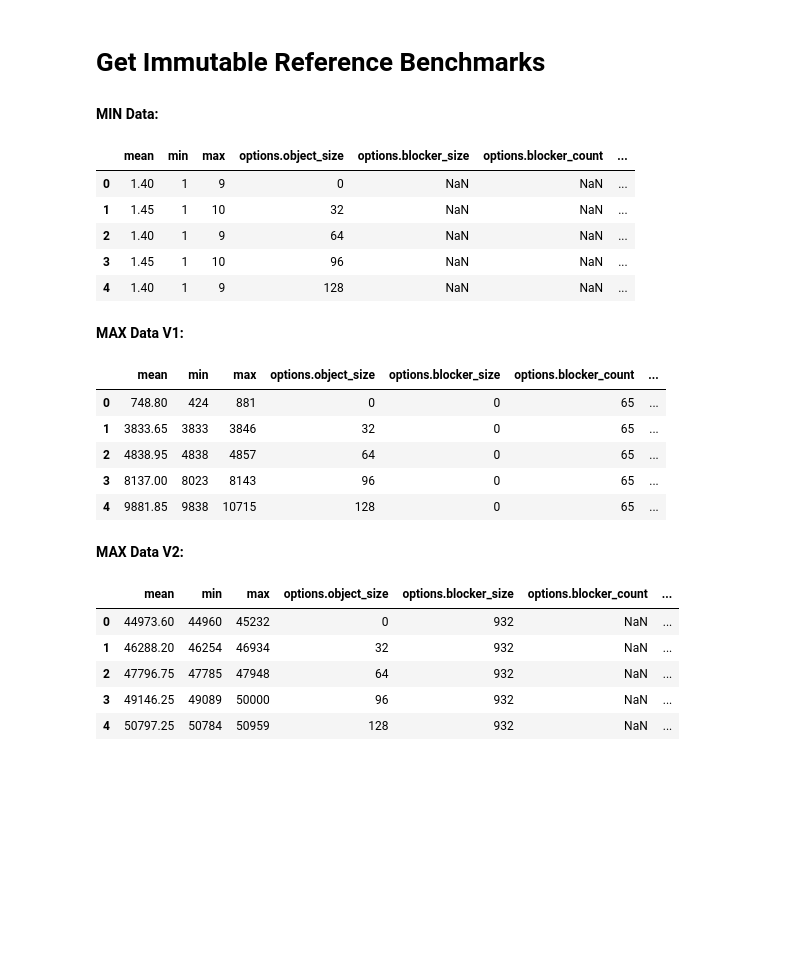
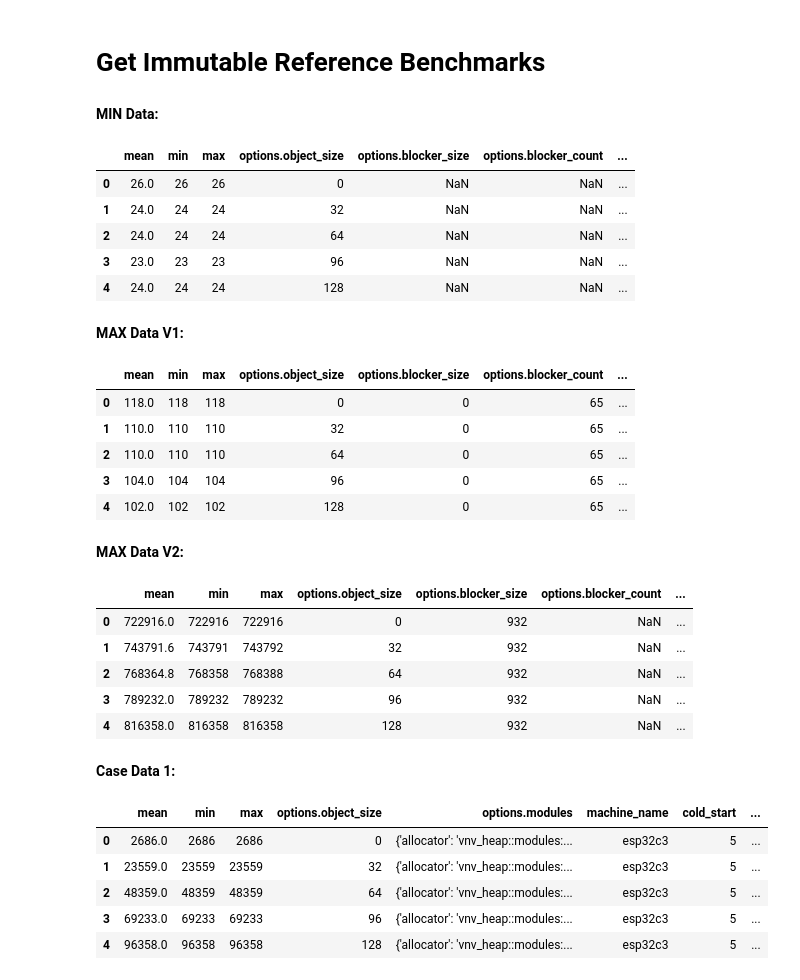
Before and after one commit to markus-gerber/vnv-heap, a Jupyter notebook: zephyr/vnv_heap_benchmark/analysis/get_ref.ipynb, the cells around one changed output. Drawn from its saved outputs; the diff is of its cells as text; code cells hidden in the pictures; blank space fills up the shorter version.

```diff
--- a/zephyr/vnv_heap_benchmark/analysis/get_ref.ipynb
+++ b/zephyr/vnv_heap_benchmark/analysis/get_ref.ipynb
@@ -3,7 +3,7 @@
 # %%
 # select measurement file
 #file_name = "../output/2024-05-22 10-14-20 get1.json"
-file_name = "../output/2024-07-02 17-35-51 small.json"
+file_name = "../output/2024-08-06 11-22-51 new.json"
 
 # select style options
 grey_fill_between = False
@@ -21,40 +21,50 @@ with open(file_name) as file:
 # %%
 from util.convert import convert_data
 from IPython.core.display import HTML
 
 # filter and convert data
 get_min = convert_data(raw_data, "get_min", ["mean", "min", "max", "options.object_size", "options.blocker_size", "options.blocker_count", "options.modules", "machine_name", "cold_start", "repetitions"])
 get_max1 = convert_data(raw_data, "get_max_1", ["mean", "min", "max", "options.object_size", "options.blocker_size", "options.blocker_count", "options.modules", "machine_name", "cold_start", "repetitions"])
 get_max2 = convert_data(raw_data, "get_max_2", ["mean", "min", "max", "options.object_size", "options.blocker_size", "options.blocker_count", "options.modules", "machine_name", "cold_start", "repetitions"])
+get_case1 = convert_data(raw_data, "get_case_1", ["mean", "min", "max", "options.object_size", "options.modules", "machine_name", "cold_start", "repetitions"])
 
 display(HTML("<b>MIN Data:</b>"))
 display(get_min.head())
 display(HTML("<b>MAX Data V1:</b>"))
 display(get_max1.head())
 display(HTML("<b>MAX Data V2:</b>"))
 display(get_max2.head())
+display(HTML("<b>Case Data 1:</b>"))
+display(get_case1.head())
 # %% [output]
 MIN Data:
 |  | mean | min | max | options.object_size | options.blocker_size | options.blocker_count | ... |
-| 0 | 1.40 | 1 | 9 | 0 | NaN | NaN | ... |
-| 1 | 1.45 | 1 | 10 | 32 | NaN | NaN | ... |
-| 2 | 1.40 | 1 | 9 | 64 | NaN | NaN | ... |
-| 3 | 1.45 | 1 | 10 | 96 | NaN | NaN | ... |
-| 4 | 1.40 | 1 | 9 | 128 | NaN | NaN | ... |
+| 0 | 26.0 | 26 | 26 | 0 | NaN | NaN | ... |
+| 1 | 24.0 | 24 | 24 | 32 | NaN | NaN | ... |
+| 2 | 24.0 | 24 | 24 | 64 | NaN | NaN | ... |
+| 3 | 23.0 | 23 | 23 | 96 | NaN | NaN | ... |
+| 4 | 24.0 | 24 | 24 | 128 | NaN | NaN | ... |
 MAX Data V1:
 |  | mean | min | max | options.object_size | options.blocker_size | options.blocker_count | ... |
-| 0 | 748.80 | 424 | 881 | 0 | 0 | 65 | ... |
-| 1 | 3833.65 | 3833 | 3846 | 32 | 0 | 65 | ... |
-| 2 | 4838.95 | 4838 | 4857 | 64 | 0 | 65 | ... |
-| 3 | 8137.00 | 8023 | 8143 | 96 | 0 | 65 | ... |
-| 4 | 9881.85 | 9838 | 10715 | 128 | 0 | 65 | ... |
+| 0 | 118.0 | 118 | 118 | 0 | 0 | 65 | ... |
+| 1 | 110.0 | 110 | 110 | 32 | 0 | 65 | ... |
+| 2 | 110.0 | 110 | 110 | 64 | 0 | 65 | ... |
+| 3 | 104.0 | 104 | 104 | 96 | 0 | 65 | ... |
+| 4 | 102.0 | 102 | 102 | 128 | 0 | 65 | ... |
 MAX Data V2:
 |  | mean | min | max | options.object_size | options.blocker_size | options.blocker_count | ... |
-| 0 | 44973.60 | 44960 | 45232 | 0 | 932 | NaN | ... |
-| 1 | 46288.20 | 46254 | 46934 | 32 | 932 | NaN | ... |
-| 2 | 47796.75 | 47785 | 47948 | 64 | 932 | NaN | ... |
-| 3 | 49146.25 | 49089 | 50000 | 96 | 932 | NaN | ... |
-| 4 | 50797.25 | 50784 | 50959 | 128 | 932 | NaN | ... |
+| 0 | 722916.0 | 722916 | 722916 | 0 | 932 | NaN | ... |
+| 1 | 743791.6 | 743791 | 743792 | 32 | 932 | NaN | ... |
+| 2 | 768364.8 | 768358 | 768388 | 64 | 932 | NaN | ... |
+| 3 | 789232.0 | 789232 | 789232 | 96 | 932 | NaN | ... |
+| 4 | 816358.0 | 816358 | 816358 | 128 | 932 | NaN | ... |
+Case Data 1:
+|  | mean | min | max | options.object_size | options.modules | machine_name | cold_start | ... |
+| 0 | 2686.0 | 2686 | 2686 | 0 | {'allocator': 'vnv_heap::modules:... | esp32c3 | 5 | ... |
+| 1 | 23559.0 | 23559 | 23559 | 32 | {'allocator': 'vnv_heap::modules:... | esp32c3 | 5 | ... |
+| 2 | 48359.0 | 48359 | 48359 | 64 | {'allocator': 'vnv_heap::modules:... | esp32c3 | 5 | ... |
+| 3 | 69233.0 | 69233 | 69233 | 96 | {'allocator': 'vnv_heap::modules:... | esp32c3 | 5 | ... |
+| 4 | 96358.0 | 96358 | 96358 | 128 | {'allocator': 'vnv_heap::modules:... | esp32c3 | 5 | ... |
 # %%
 from util.convert import get_storage_measurement
 from IPython.core.display import HTML
```
Also changed, not shown: parts of 9 cells of this notebook, 30 other files.
